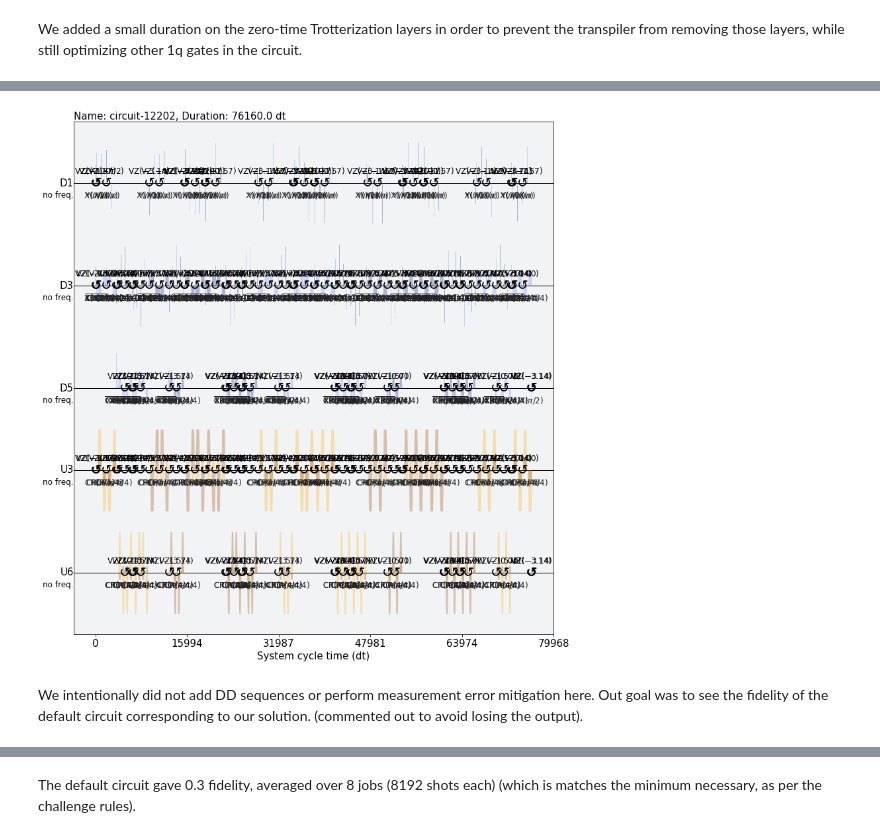
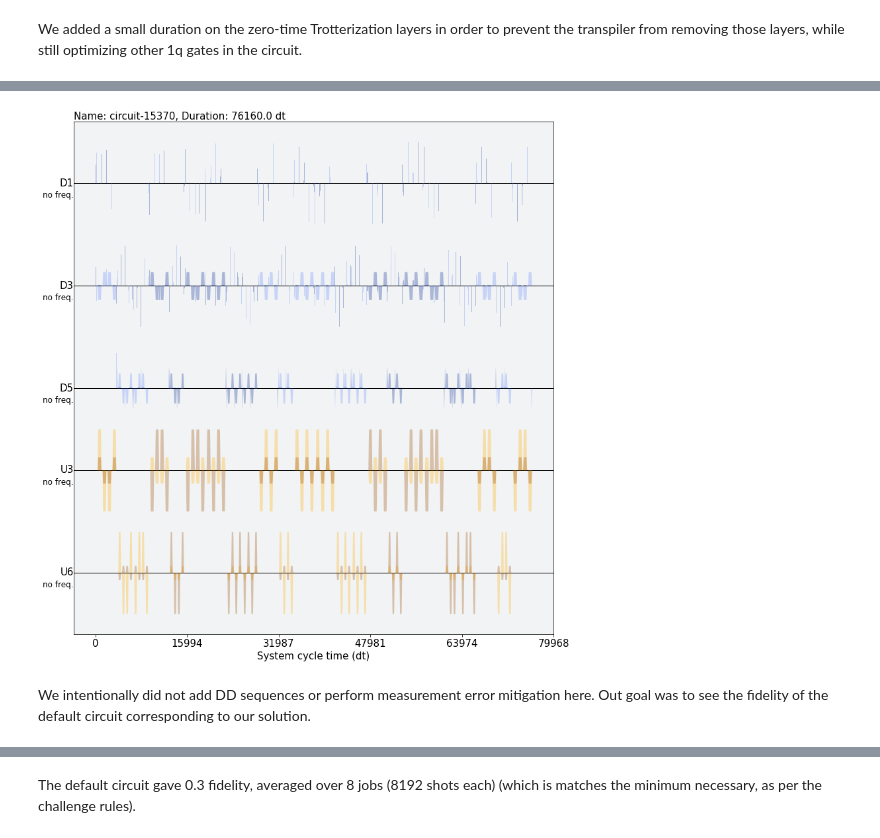
Before and after one commit to BramDo/OpenSciencePrize-2021, a Jupyter notebook: OpenScience_2022_final.ipynb, the cells around one changed output, grey strips where cells are left out. Saved outputs shown, nothing was run; the diff lists cells and outputs as text; code cells hidden in the pictures.

```diff
--- a/OpenScience_2022_final.ipynb
+++ b/OpenScience_2022_final.ipynb
@@ -1478,7 +1398,7 @@ Default $XX(\pi)$:
 q0, q1 = 3, 5
 theta = np.pi
 
-qc = QuantumCircuit(7, name=f'default XX(pi)[{q0},{q1}]')
+qc = QuantumCircuit(7, name=f'default XX($\pi$)[{q0},{q1}]')
 # default XX gate
 qc.ry(np.pi/2,[q0,q1])
 qc.cnot(q0,q1)
@@ -1494,7 +1414,7 @@ sched_default.draw()
 # %% [markdown]
 Custom $XX(\pi)$:
 # %%
-qc = QuantumCircuit(7, name=f'custom XX(pi)[{q0},{q1}]')
+qc = QuantumCircuit(7, name=f'custom XX($\pi$)[{q0},{q1}]')
 ### custom ZX(pi) schedule
 
 # this function extracts CR pulses with rotary correction tones from default CNOTs.
@@ -1506,7 +1426,7 @@ sched_crp = rescale_cr(sched_CR, theta, 'CRp', adjust_amp=True)
 sched_crm = rescale_cr(sched_CR, theta, 'CRm', adjust_amp=True)
 
 sched_ZX = Schedule(name=f'ZX[{q0},{q1}]')
-sched_ZX |= sched_crp                                                                            # CRp
+sched_ZX |= sched_crp                                                                           # CRp
 sched_ZX |= inst_map.get('u1', P0=-np.pi/2, qubits=(q0)) << sched_ZX.duration                    # Z(-pi/2)_q0
 sched_ZX |= inst_map.get('x', qubits=(q0)) << sched_ZX.duration                                  # X_q0
 sched_ZX |= inst_map.get('u1', P0=np.pi/2, qubits=(q0)) << sched_ZX.duration                     # Z(pi/2)_q0
@@ -1531,9 +1451,10 @@ Let us verify that our decomposition indeed produces the $XX(\pi)$ gate (comment
 # %%
-# job_id = '6259e36ff1fb8d8fe03ad384' # jakarta, custom XX(pi)
-# # define the 2q schedule to perform QPT on
-# test_sched = sched_custom
+job_id = '6259e36ff1fb8d8fe03ad384' # jakarta, custom XX(pi)
+# define the 2q schedule to perform QPT on
+test_sched = sched_custom
 
-# shots=8192
-# rep_delay=50e-6
-# gate_type='XXpi'
-# run_qpt(backend, (q0, q1), test_sched, rep_delay, shots, job_id, gate_type)
+shots=8192
+rep_delay=50e-6
+gate_type='XX'
+theta = np.pi
+run_qpt(backend, (q0, q1), test_sched, rep_delay, shots, job_id, gate_type, theta)
@@ -1542,8 +1478,9 @@ The default $XX(\pi)$ performs similarly (commented to avoid losing output when
 # %%
-# job_id = '6259e31e35e1ec522d2531d4' # jakarta, default XX(pi)
-# test_sched = sched_default
+job_id = '6259e31e35e1ec522d2531d4' # jakarta, default XX(pi)
+test_sched = sched_default
 
-# shots=8192
-# rep_delay=50e-6
-# gate_type='XXpi'
-# run_qpt(backend, (q0, q1), test_sched, rep_delay, shots, job_id, gate_type)
+shots=8192
+rep_delay=50e-6
+gate_type='XX'
+theta = np.pi
+run_qpt(backend, (q0, q1), test_sched, rep_delay, shots, job_id, gate_type, theta)
@@ -2168,7 +2098,7 @@ q884_5: ┤ X ├┤2                         ├┤2
 # %%
-schedule(transpile(qc, backend, optimization_level=1), backend).draw()
+schedule(transpile(qc, backend, optimization_level=1), backend).draw(show_waveform_info=False, show_framechange=False)
 # %% [output]
-[figure, old version]
+[figure, new version]
 # %% [markdown]
-We intentionally did not add DD sequences or perform measurement error mitigation here. Out goal was to see the fidelity of the default circuit corresponding to our solution. (commented out to avoid losing the output).
+We intentionally did not add DD sequences or perform measurement error mitigation here. Out goal was to see the fidelity of the default circuit corresponding to our solution.
 # %%
```
Also changed, not shown: parts of 62 cells of this notebook.
